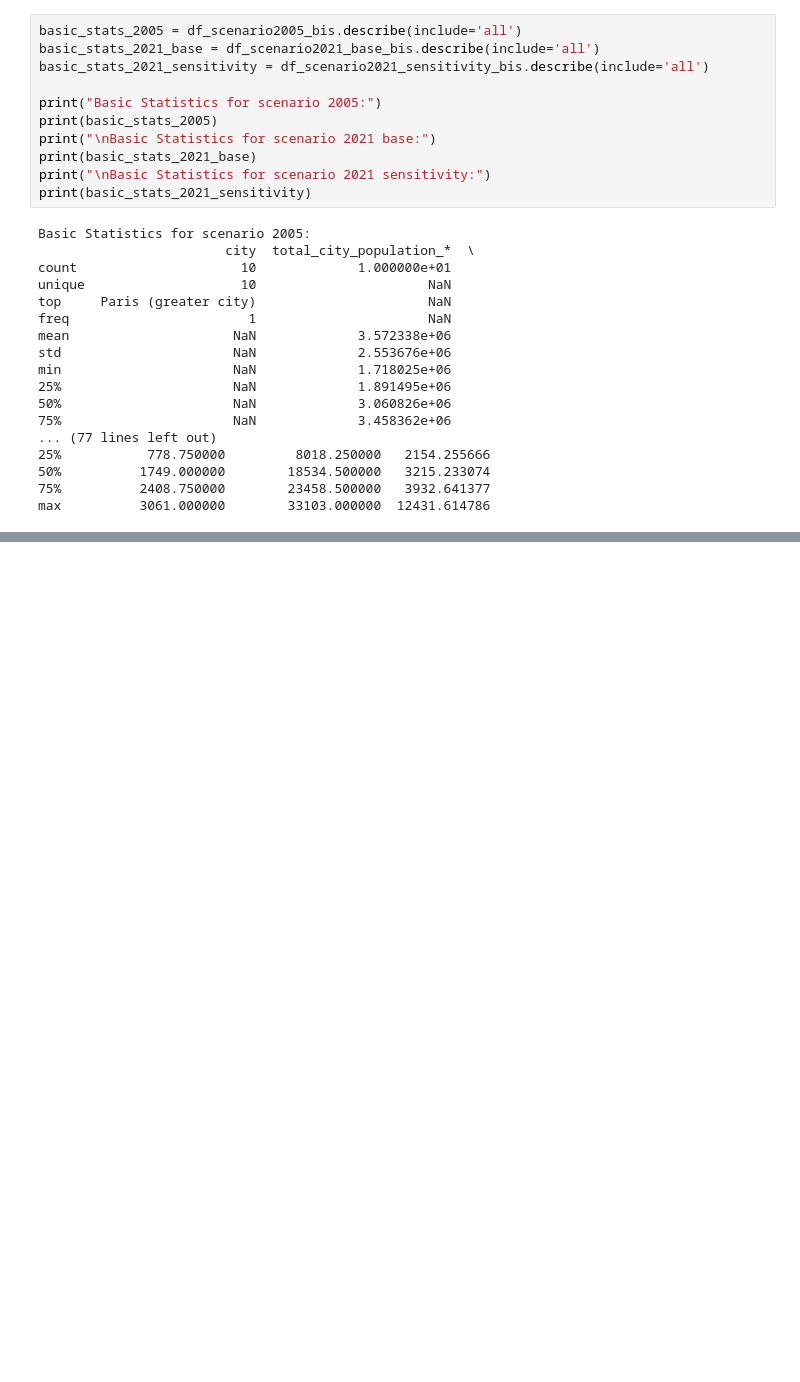
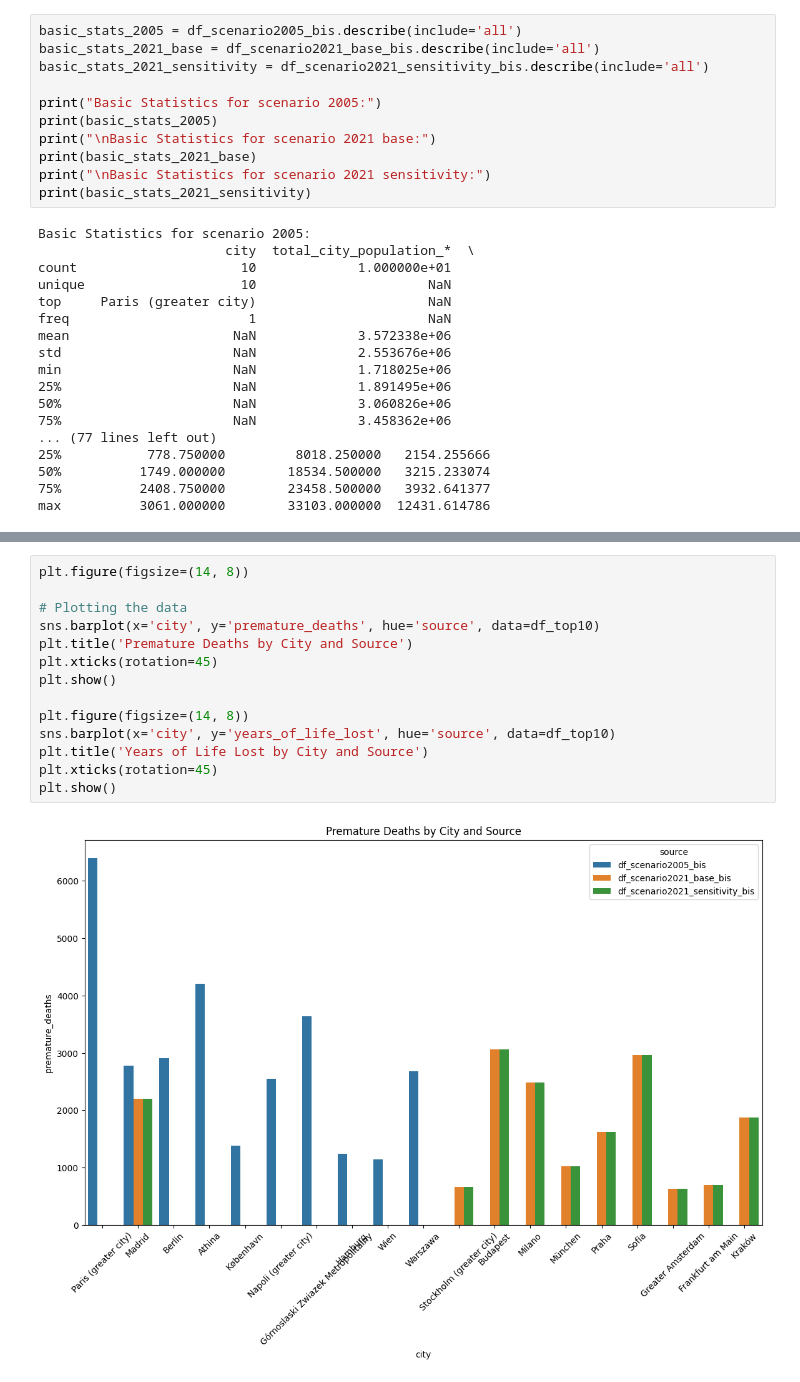
Before and after one commit to mauurits/ironhack_gpw3, a Jupyter notebook: notebooks/notebook_tania_gpw3.ipynb, the cells around one changed output, grey strips where cells are left out. Drawn from its saved outputs; the diff is of its cells as text; blank space fills up the shorter version.

```diff
--- a/notebooks/notebook_tania_gpw3.ipynb
+++ b/notebooks/notebook_tania_gpw3.ipynb
@@ -256,0 +269,16 @@ display(df_top10_bis)
+# %%
+plt.figure(figsize=(14, 8))
+
+# Plotting the data
+sns.barplot(x='city', y='premature_deaths', hue='source', data=df_top10)
+plt.title('Premature Deaths by City and Source')
+plt.xticks(rotation=45)
+plt.show()
+
+plt.figure(figsize=(14, 8))
+sns.barplot(x='city', y='years_of_life_lost', hue='source', data=df_top10)
+plt.title('Years of Life Lost by City and Source')
+plt.xticks(rotation=45)
+plt.show()
+# %% [output]
+[figure, added]
```
Also changed, not shown: parts of 6 cells of this notebook.
